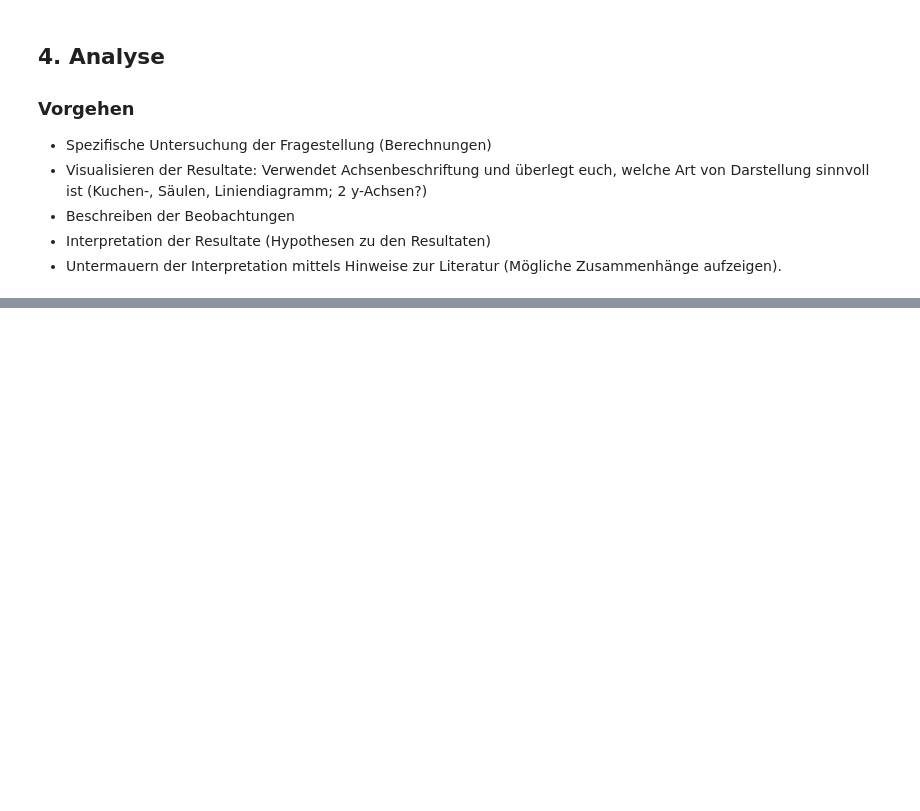
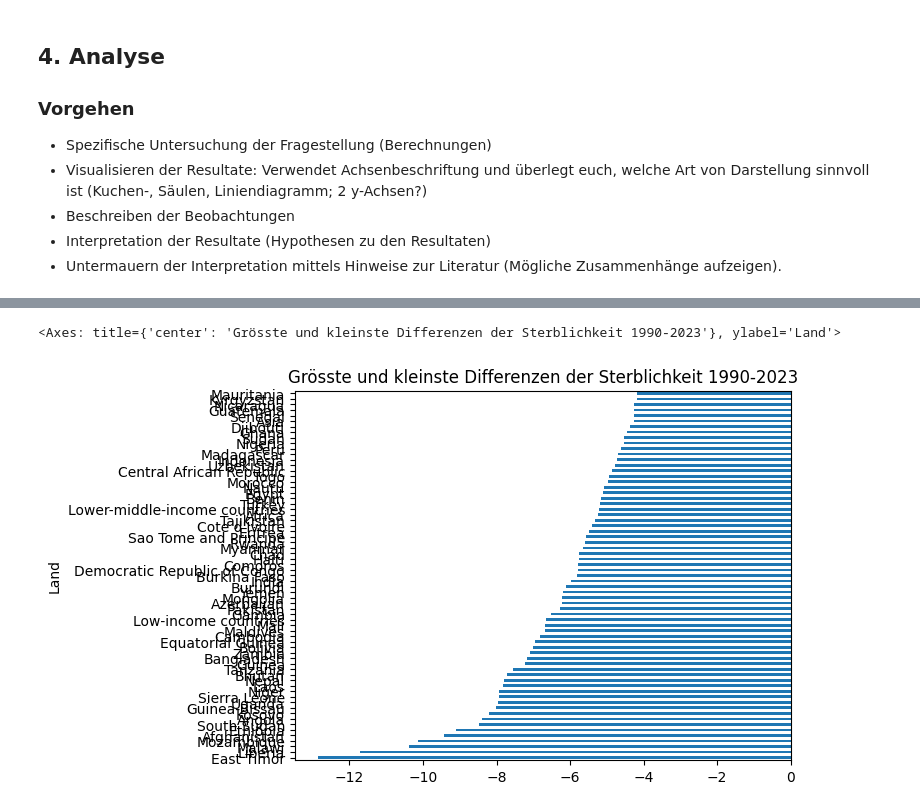
Before and after one commit to jemelie427/Leistungsnachweis-GitHub, a Jupyter notebook: Leistungsnachweis_Python_Säuglingssterblichkeit.ipynb, the cells around one changed output, grey strips where cells are left out. Cells and saved outputs as stored; diff of their text form; code cells hidden in the pictures; blank space fills up the shorter version.

```diff
--- a/Leistungsnachweis_Python_Säuglingssterblichkeit.ipynb
+++ b/Leistungsnachweis_Python_Säuglingssterblichkeit.ipynb
@@ -182,0 +189,4 @@ df_pivot= df.pivot(index="Jahr", columns="Land", values="Sterblichkeit").dropna(
+# %%
+diffs = df_pivot.loc[2023] - df_pivot.loc[1990]
+diffs = diffs.sort_values().dropna()
+diffs
@@ -182,0 +207,6 @@ df_pivot= df.pivot(index="Jahr", columns="Land", values="Sterblichkeit").dropna(
+# %%
+diff_sel = (diffs < -4) | (diffs > 5)
+diffs[diff_sel].plot(kind='barh', title='Grösste und kleinste Differenzen der Sterblichkeit 1990-2023')
+# %% [output]
+<Axes: title={'center': 'Grösste und kleinste Differenzen der Sterblichkeit 1990-2023'}, ylabel='Land'>
+[figure, added]
```
Also changed, not shown: parts of 10 cells of this notebook.
